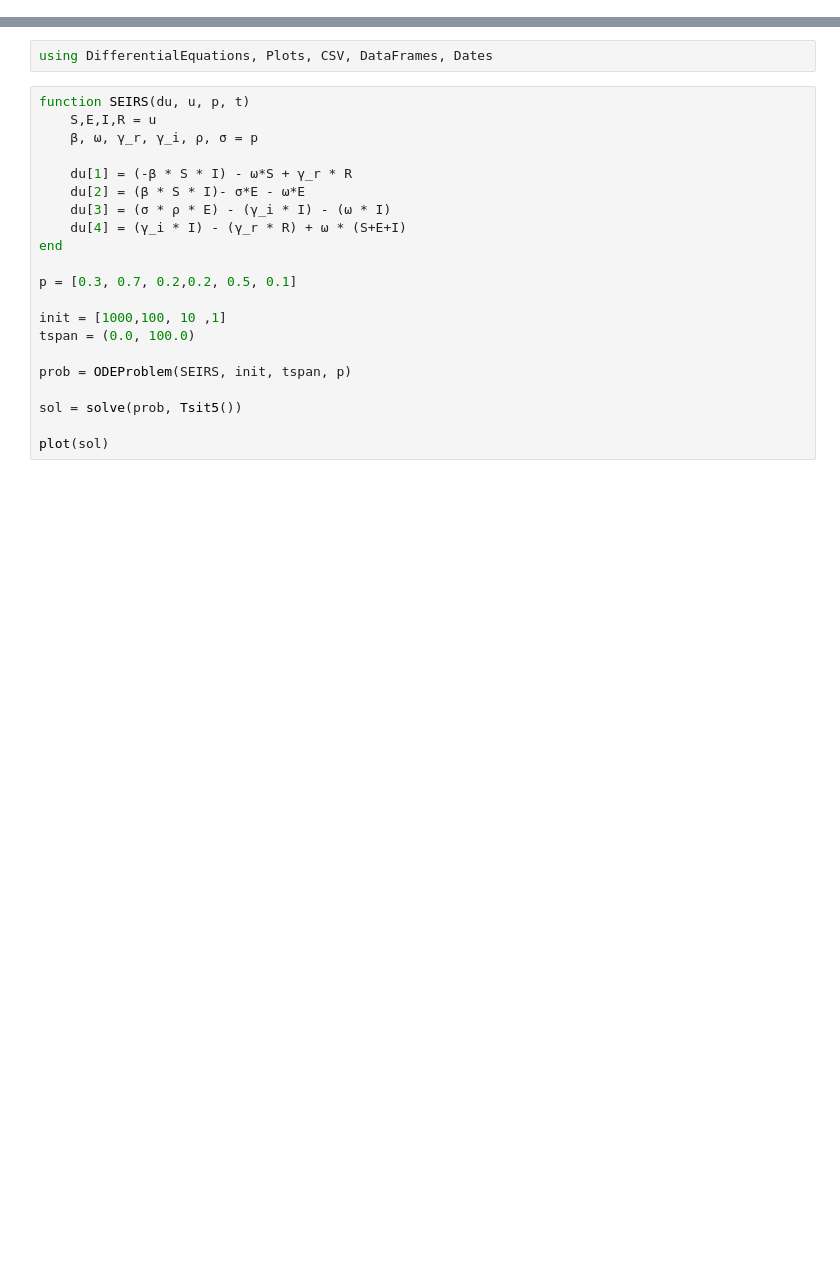
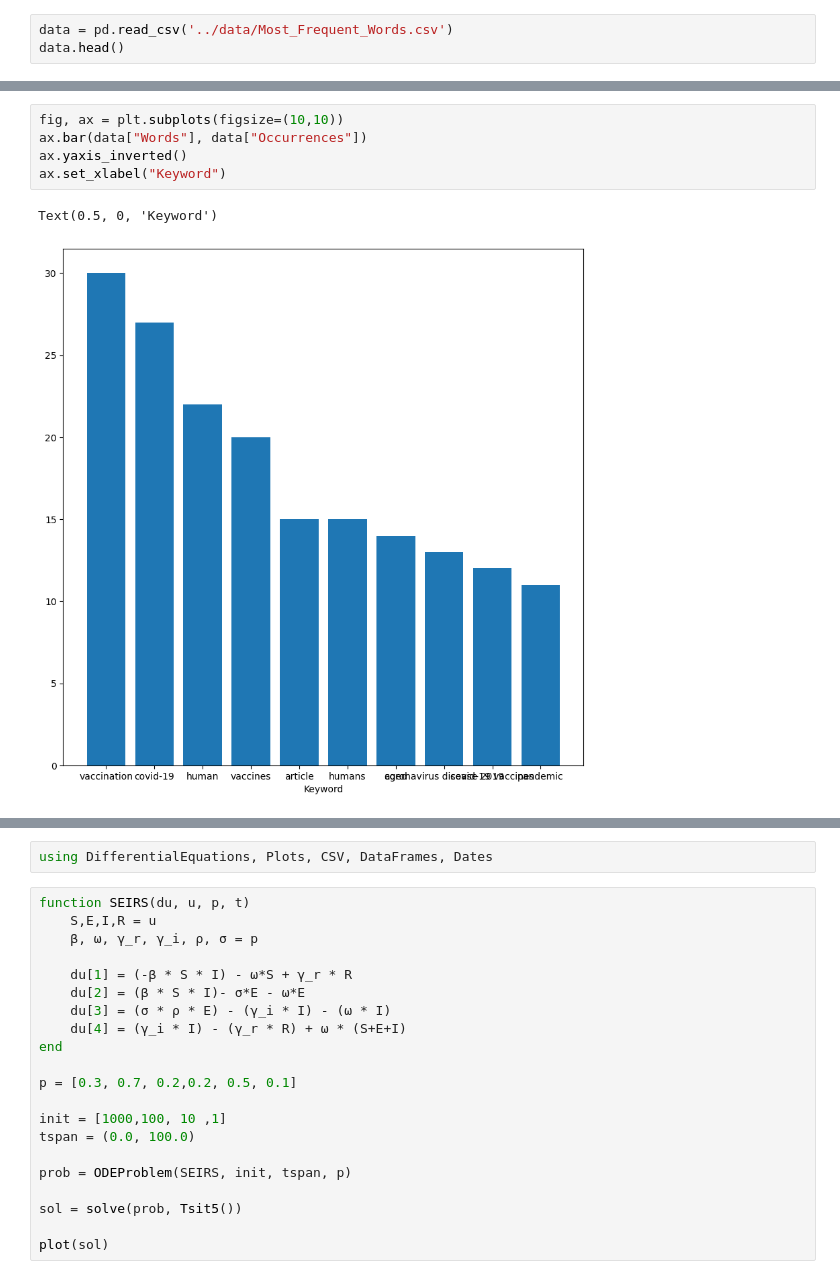
Before and after one commit to michaelajao/notebook, a Jupyter notebook: scripts/scopus.ipynb, the cells around one changed output, grey strips where cells are left out. Saved outputs shown, nothing was run; the diff lists cells and outputs as text; blank space fills up the shorter version.

```diff
--- a/scripts/scopus.ipynb
+++ b/scripts/scopus.ipynb
@@ -0,0 +6,3 @@
+# %%
+data = pd.read_csv('../data/Most_Frequent_Words.csv')
+data.head()
@@ -0,0 +16,8 @@
+# %%
+fig, ax = plt.subplots(figsize=(10,10))
+ax.bar(data["Words"], data["Occurrences"])
+ax.yaxis_inverted()
+ax.set_xlabel("Keyword")
+# %% [output]
+Text(0.5, 0, 'Keyword')
+[figure, added]
```
Also changed, not shown: parts of 3 cells of this notebook, 17 other files.
